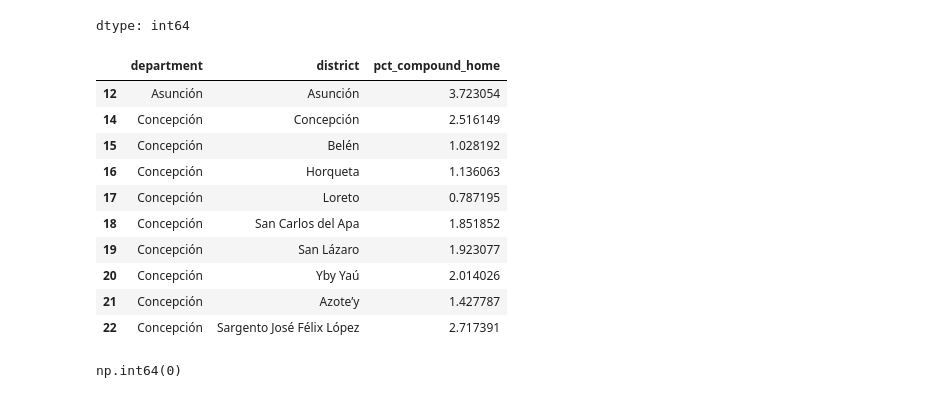
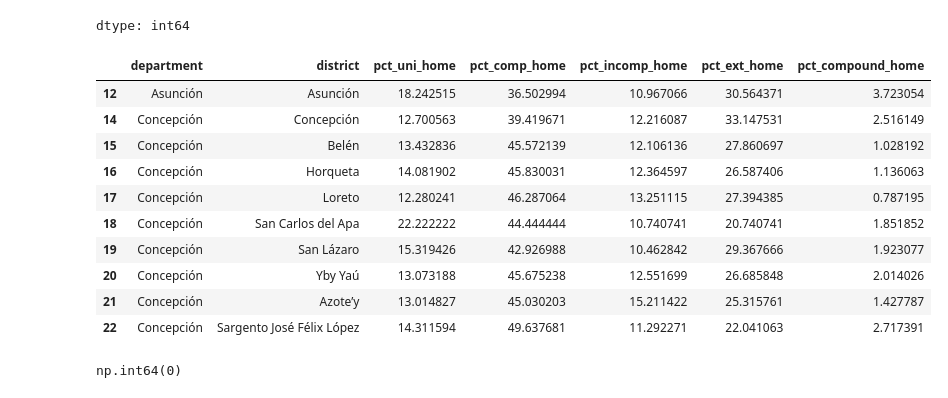
Before and after one commit to Ben-069/DataManPy, a Jupyter notebook: NBIPAR_Dengean&Ortega.ipynb, the cells around one changed output. Saved outputs shown, nothing was run; the diff lists cells and outputs as text; code cells hidden in the pictures.

```diff
--- a/NBIPAR_Dengean&Ortega.ipynb
+++ b/NBIPAR_Dengean&Ortega.ipynb
@@ -231,8 +224,0 @@ dtype: object
-# %%
-print("Unidades con total de hogares menor o igual a cero:",(nbi_districts["total_homes"] <= 0).sum()
-)
-
-for column in numeric_columns[1:]:
-    invalid = ((nbi_districts[column] < 0)| (nbi_districts[column] > nbi_districts["total_homes"]))
-
-    print(column, "— valores fuera del rango:", invalid.sum())
@@ -380,23 +369,26 @@ fam_districts[["total_homes"] + family_columns].isna().sum()
 | compound_home | 0 |
 dtype: int64
 # %%
+#we also need to know the percentage of homes for our control variables so lets convert it to %
 family_pct_columns = []
-for column in family_columns:new_column = "pct_" + column
-fam_districts[new_column] = (fam_districts[column]/ fam_districts["total_homes"]) * 100
-family_pct_columns.append(new_column)
+for column in family_columns:
+    new_column = "pct_" + column
+    fam_districts[new_column] = (fam_districts[column] / fam_districts["total_homes"]) * 100
+    family_pct_columns.append(new_column)
+
 fam_districts[["department", "district"] + family_pct_columns].head(10)
 # %% [output]
-|  | department | district | pct_compound_home |
-| 12 | Asunción | Asunción | 3.723054 |
-| 14 | Concepción | Concepción | 2.516149 |
-| 15 | Concepción | Belén | 1.028192 |
-| 16 | Concepción | Horqueta | 1.136063 |
-| 17 | Concepción | Loreto | 0.787195 |
-| 18 | Concepción | San Carlos del Apa | 1.851852 |
-| 19 | Concepción | San Lázaro | 1.923077 |
-| 20 | Concepción | Yby Yaú | 2.014026 |
-| 21 | Concepción | Azote’y | 1.427787 |
-| 22 | Concepción | Sargento José Félix López | 2.717391 |
+|  | department | district | pct_uni_home | pct_comp_home | pct_incomp_home | pct_ext_home | pct_compound_home |
+| 12 | Asunción | Asunción | 18.242515 | 36.502994 | 10.967066 | 30.564371 | 3.723054 |
+| 14 | Concepción | Concepción | 12.700563 | 39.419671 | 12.216087 | 33.147531 | 2.516149 |
+| 15 | Concepción | Belén | 13.432836 | 45.572139 | 12.106136 | 27.860697 | 1.028192 |
+| 16 | Concepción | Horqueta | 14.081902 | 45.830031 | 12.364597 | 26.587406 | 1.136063 |
+| 17 | Concepción | Loreto | 12.280241 | 46.287064 | 13.251115 | 27.394385 | 0.787195 |
+| 18 | Concepción | San Carlos del Apa | 22.222222 | 44.444444 | 10.740741 | 20.740741 | 1.851852 |
+| 19 | Concepción | San Lázaro | 15.319426 | 42.926988 | 10.462842 | 29.367666 | 1.923077 |
+| 20 | Concepción | Yby Yaú | 13.073188 | 45.675238 | 12.551699 | 26.685848 | 2.014026 |
+| 21 | Concepción | Azote’y | 13.014827 | 45.030203 | 15.211422 | 25.315761 | 1.427787 |
+| 22 | Concepción | Sargento José Félix López | 14.311594 | 49.637681 | 11.292271 | 22.041063 | 2.717391 |
 # %%
 import unicodedata
 
```
Also changed, not shown: parts of 142 cells of this notebook.
